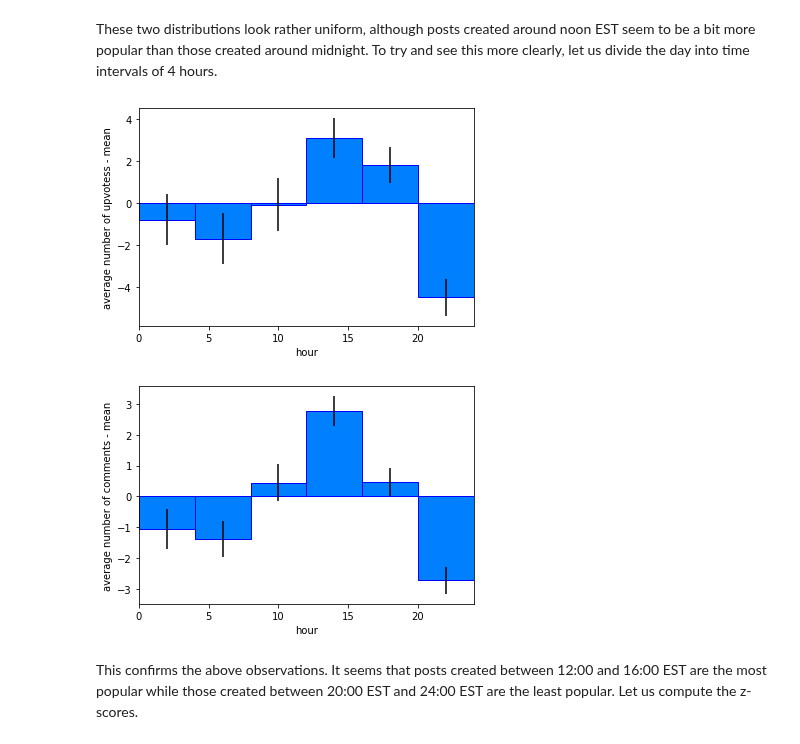
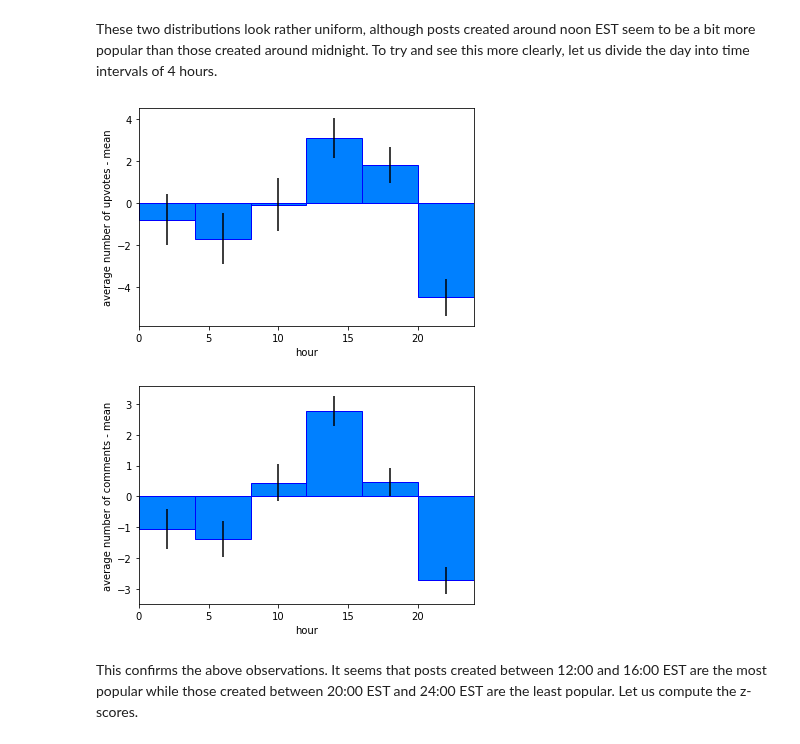
Before and after one commit to FlorentCLMichel/learning_data_science, a Jupyter notebook: Projects_Jupyter/ExpHackerNews.ipynb, the cells around one changed output. Saved outputs shown, nothing was run; the diff lists cells and outputs as text; code cells hidden in the pictures.

```diff
--- a/Projects_Jupyter/ExpHackerNews.ipynb
+++ b/Projects_Jupyter/ExpHackerNews.ipynb
@@ -108,7 +111,7 @@ def average_col(dset,i):
     i: integer
 
     assumption: each element of dset has at least i+1 elements, and its ith
-    element can be confverted to a float
+    element can be converted to a float
     '''
     total = 0.
 
@@ -578,35 +581,35 @@ for row in created_at_other:
         upvotes_by_hour_other[hour] += upvotes
         sq_upvotes_by_hour_other[hour] += upvotes**2
         comments_by_hour_other[hour] += comments
         sq_comments_by_hour_other[hour] += comments**2
     else:
         counts_by_hour_other[hour] = 1
         upvotes_by_hour_other[hour] = upvotes
         sq_upvotes_by_hour_other[hour] = upvotes**2
         comments_by_hour_other[hour] = comments
         sq_comments_by_hour_other[hour] = comments**2
 
 for key in counts_by_hour_other:
     count = counts_by_hour_other[key]
     n_upvotes = upvotes_by_hour_other[key]
     sq_n_upvotes = sq_upvotes_by_hour_other[key]
     n_comments = comments_by_hour_other[key]
     sq_n_comments = sq_comments_by_hour_other[key]
     ave_u = n_upvotes/count
     std_u = sqrt(sq_n_upvotes/count - ave_u**2)
     ste_u = std_u/sqrt(count)
     ave_c = n_comments/count
     std_c = sqrt(sq_n_comments/count - ave_c**2)
     ste_c = std_c/sqrt(count)
     ave_upvotes_per_hour_other.append([key, ave_u, ste_u])
     ave_comments_per_hour_other.append([key, ave_c, ste_c])
 ave_upvotes_per_hour_other.sort()
 ave_comments_per_hour_other.sort()
 
-plot_xyz(ave_upvotes_per_hour_other, xlabel='hour', ylabel='average number of upvotess - mean', width=ngroup, yorigin = origin_upvotes)
+plot_xyz(ave_upvotes_per_hour_other, xlabel='hour', ylabel='average number of upvotes - mean', width=ngroup, yorigin = origin_upvotes)
 plot_xyz(ave_comments_per_hour_other, xlabel='hour', ylabel='average number of comments - mean', width=ngroup, yorigin = origin_comments)
 # %% [output]
-[figure, old version]
+[figure, new version]
 [figure]
 # %% [markdown]
 This confirms the above observations. It seems that posts created between 12:00 and 16:00 EST are the most popular while those created between 20:00 EST and 24:00 EST are the least popular. Let us compute the z-scores.
```
Also changed, not shown: parts of 10 cells of this notebook.
